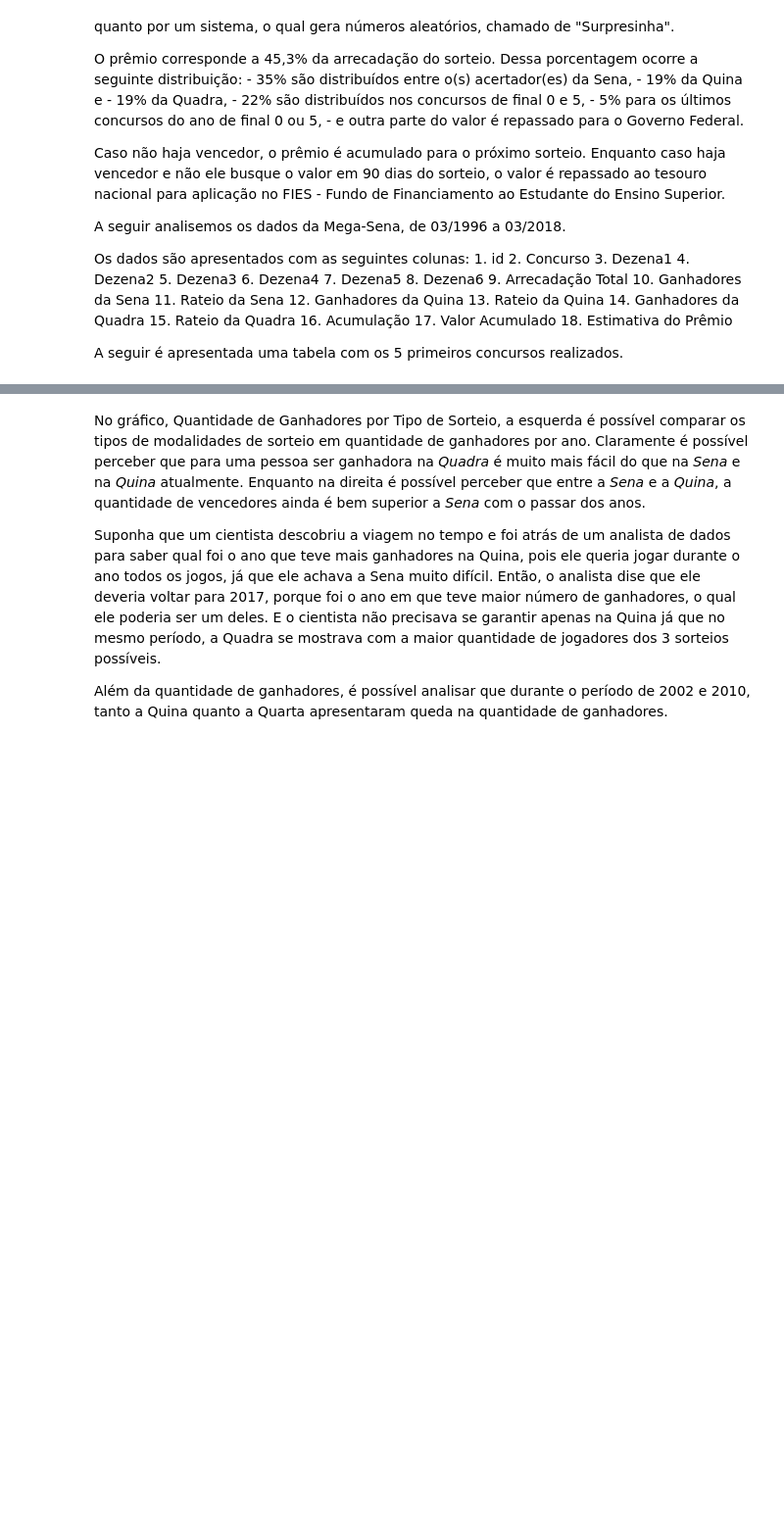
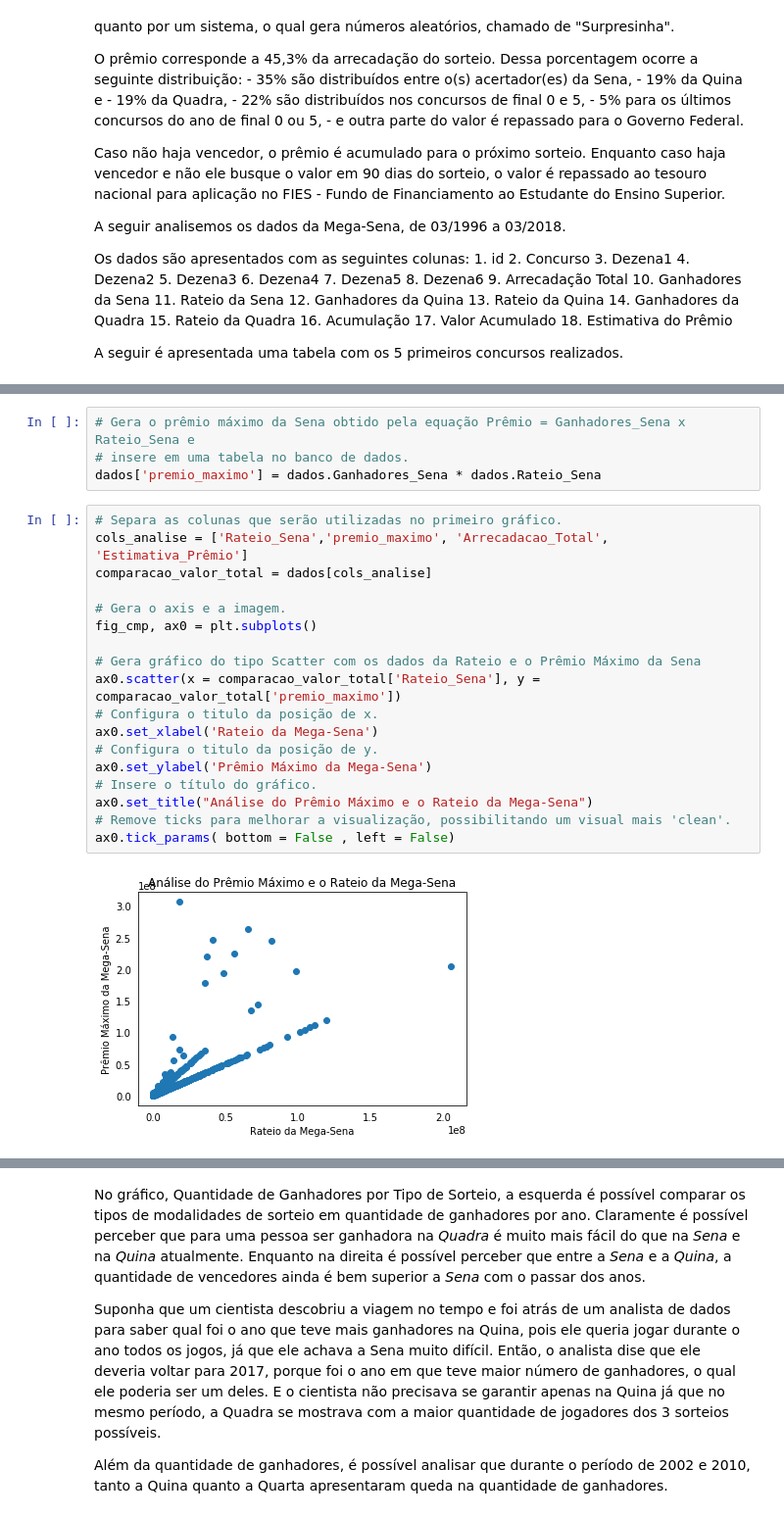
Before and after one commit to henriquedavid/megasena_analyse, a Jupyter notebook: Mega-Sena Analyse.ipynb, the cells around one changed output, grey strips where cells are left out. Shown at 98% size. Saved outputs shown, nothing was run; the diff lists cells and outputs as text; blank space fills up the shorter version.

```diff
--- a/Mega-Sena Analyse.ipynb
+++ b/Mega-Sena Analyse.ipynb
@@ -57,0 +94,24 @@ dados.head()
+# %%
+# Gera o prêmio máximo da Sena obtido pela equação Prêmio = Ganhadores_Sena x Rateio_Sena e
+# insere em uma tabela no banco de dados.
+dados['premio_maximo'] = dados.Ganhadores_Sena * dados.Rateio_Sena
+# %%
+# Separa as colunas que serão utilizadas no primeiro gráfico.
+cols_analise = ['Rateio_Sena','premio_maximo', 'Arrecadacao_Total', 'Estimativa_Prêmio']
+comparacao_valor_total = dados[cols_analise]
+
+# Gera o axis e a imagem.
+fig_cmp, ax0 = plt.subplots()
+
+# Gera gráfico do tipo Scatter com os dados da Rateio e o Prêmio Máximo da Sena
+ax0.scatter(x = comparacao_valor_total['Rateio_Sena'], y = comparacao_valor_total['premio_maximo'])
+# Configura o titulo da posição de x.
+ax0.set_xlabel('Rateio da Mega-Sena')
+# Configura o titulo da posição de y.
+ax0.set_ylabel('Prêmio Máximo da Mega-Sena')
+# Insere o título do gráfico.
+ax0.set_title("Análise do Prêmio Máximo e o Rateio da Mega-Sena")
+# Remove ticks para melhorar a visualização, possibilitando um visual mais 'clean'.
+ax0.tick_params( bottom = False , left = False)
+# %% [output]
+[figure, added]
```
Also changed, not shown: parts of 7 cells of this notebook.
